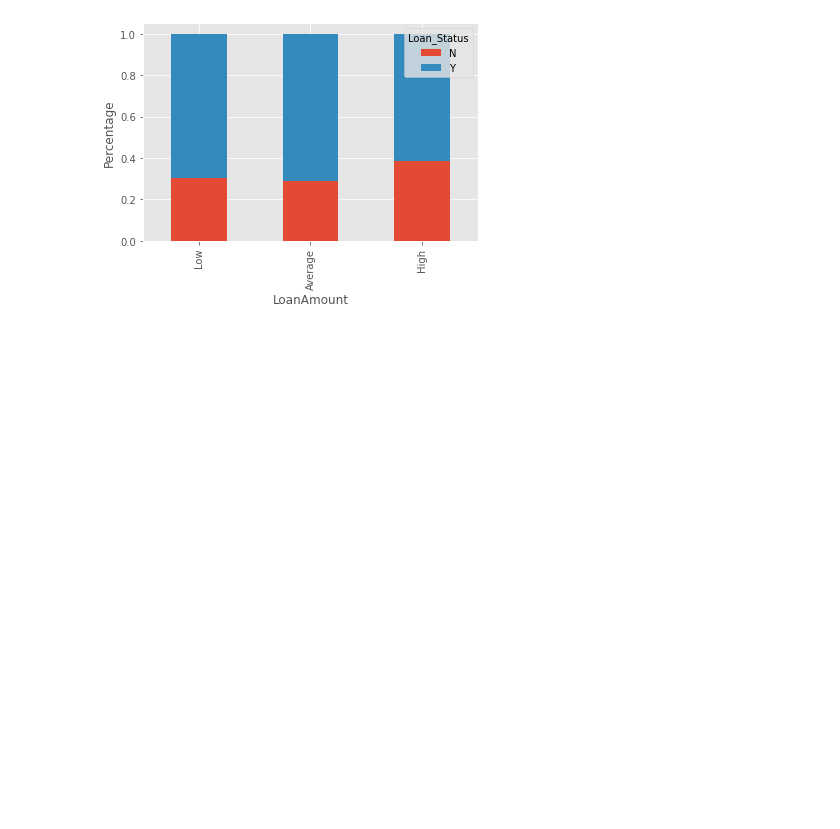
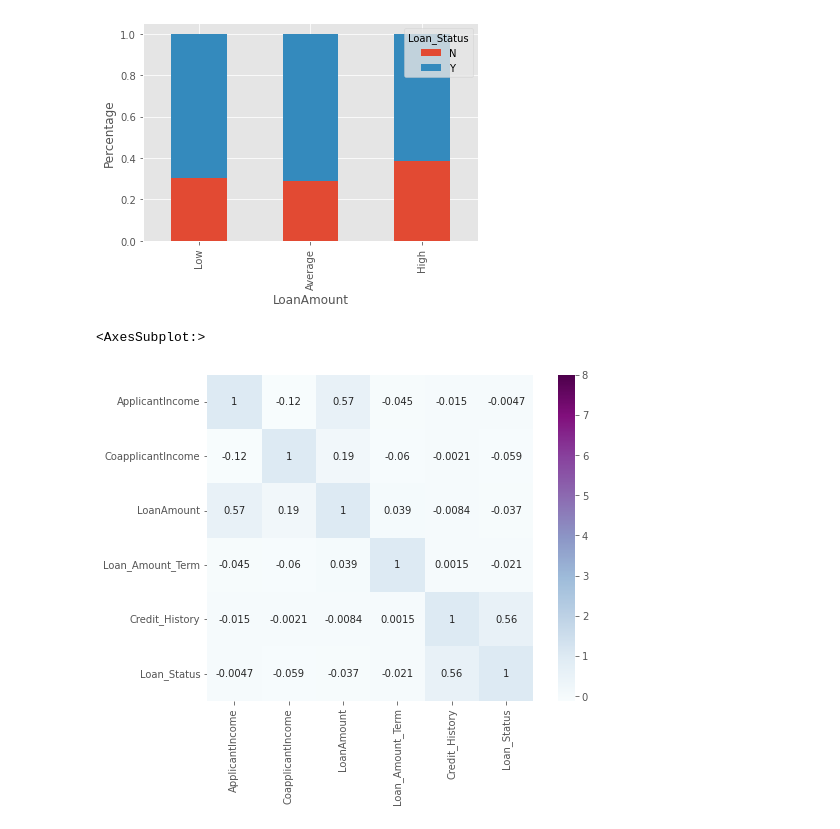
Before and after one commit to ew3g/loan-prediction, a Jupyter notebook: notebook.ipynb, the cells around one changed output. Saved outputs shown, nothing was run; the diff lists cells and outputs as text; code cells hidden in the pictures; blank space fills up the shorter version.

Commit message:
feat: correlation and filling missing value

```diff
--- a/notebook.ipynb
+++ b/notebook.ipynb
@@ -302,3 +302,18 @@ plt.ylabel('Percentage')
 # %% [output]
 Text(0, 0.5, 'Percentage')
 [figure]
+# %%
+#Transforming categorical variables into numbers and removing the bins created previously
+loan_data_train = loan_data_train.drop(['Income_bin', 'Coapplicant_Income_bin', 'LoanAmount_bin', 'Total_Income_bin', 'Total_Income'], axis=1)
+loan_data_train['Dependents'].replace('3+', 3, inplace=True)
+loan_data_test['Dependents'].replace('3+', 3, inplace=True)
+loan_data_train['Loan_Status'].replace('Y', 1, inplace=True)
+loan_data_train['Loan_Status'].replace('N', 0, inplace=True)
+# %%
+#Correlation
+matrix = loan_data_train.corr()
+f, ax = plt.subplots(figsize=(9,6))
+sns.heatmap(matrix,vmax=8,square=True,cmap="BuPu",annot=True)
+# %% [output]
+<AxesSubplot:>
+[figure, added]
```
Also changed, not shown: parts of 4 cells of this notebook.
